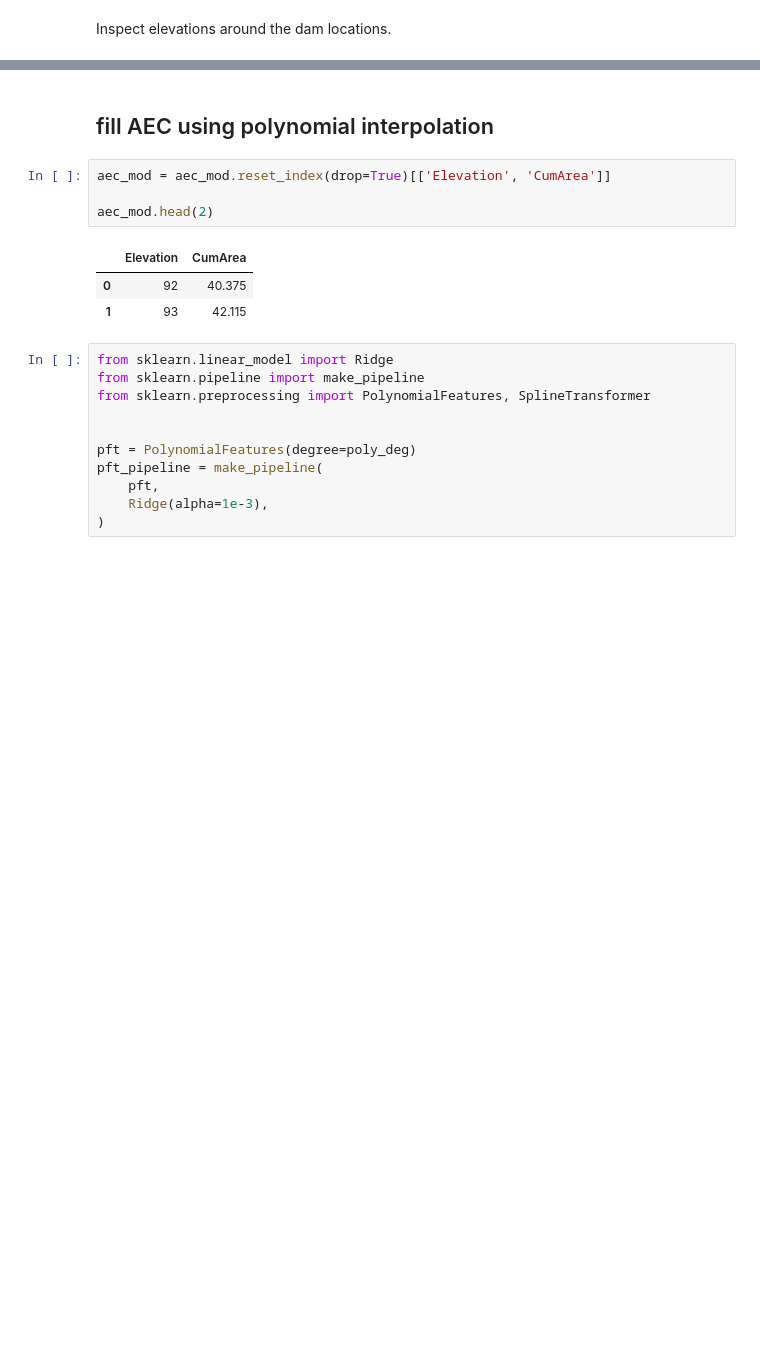
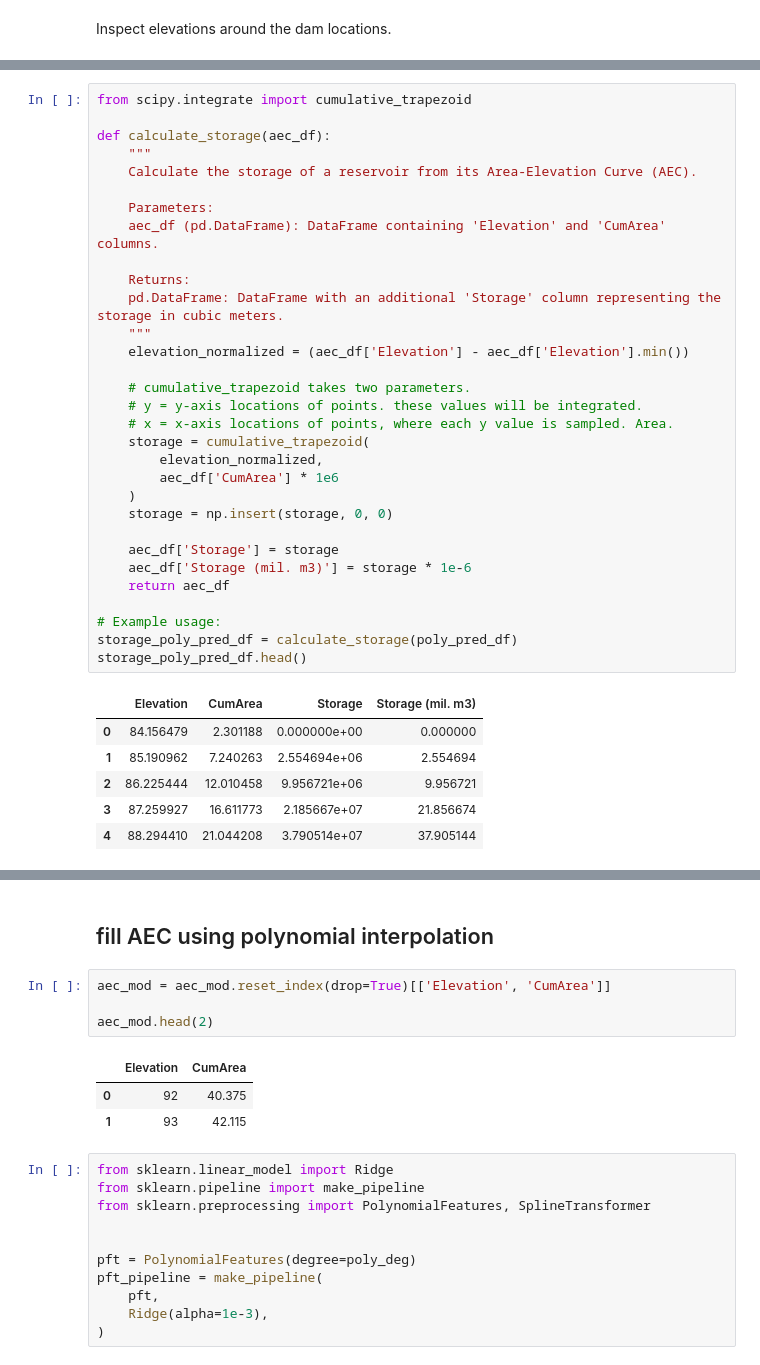
Before and after one commit to UW-SASWE/tmspp, a Jupyter notebook: notebooks/03.6.1-aevcurve.ipynb, the cells around one changed output, grey strips where cells are left out. Saved outputs shown, nothing was run; the diff lists cells and outputs as text; blank space fills up the shorter version.

```diff
--- a/notebooks/03.6.1-aevcurve.ipynb
+++ b/notebooks/03.6.1-aevcurve.ipynb
@@ -224,0 +354,38 @@ BokehModel(combine_events=True, render_bundle={'docs_json': {'6e159681-45e3-45d8
+# %%
+from scipy.integrate import cumulative_trapezoid
+
+def calculate_storage(aec_df):
+    """
+    Calculate the storage of a reservoir from its Area-Elevation Curve (AEC).
+
+    Parameters:
+    aec_df (pd.DataFrame): DataFrame containing 'Elevation' and 'CumArea' columns.
+
+    Returns:
+    pd.DataFrame: DataFrame with an additional 'Storage' column representing the storage in cubic meters.
+    """
+    elevation_normalized = (aec_df['Elevation'] - aec_df['Elevation'].min())
+
+    # cumulative_trapezoid takes two parameters.
+    # y = y-axis locations of points. these values will be integrated.
+    # x = x-axis locations of points, where each y value is sampled. Area.
+    storage = cumulative_trapezoid(
+        elevation_normalized,
+        aec_df['CumArea'] * 1e6
+    )
+    storage = np.insert(storage, 0, 0)
+
+    aec_df['Storage'] = storage
+    aec_df['Storage (mil. m3)'] = storage * 1e-6
+    return aec_df
+
+# Example usage:
+storage_poly_pred_df = calculate_storage(poly_pred_df)
+storage_poly_pred_df.head()
+# %% [output]
+|  | Elevation | CumArea | Storage | Storage (mil. m3) |
+| 0 | 84.156479 | 2.301188 | 0.000000e+00 | 0.000000 |
+| 1 | 85.190962 | 7.240263 | 2.554694e+06 | 2.554694 |
+| 2 | 86.225444 | 12.010458 | 9.956721e+06 | 9.956721 |
+| 3 | 87.259927 | 16.611773 | 2.185667e+07 | 21.856674 |
+| 4 | 88.294410 | 21.044208 | 3.790514e+07 | 37.905144 |
```
Also changed, not shown: parts of 22 cells of this notebook.
